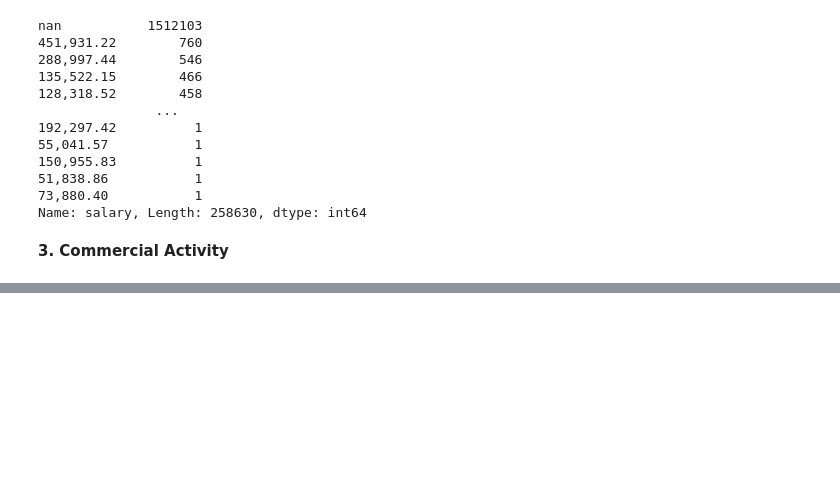
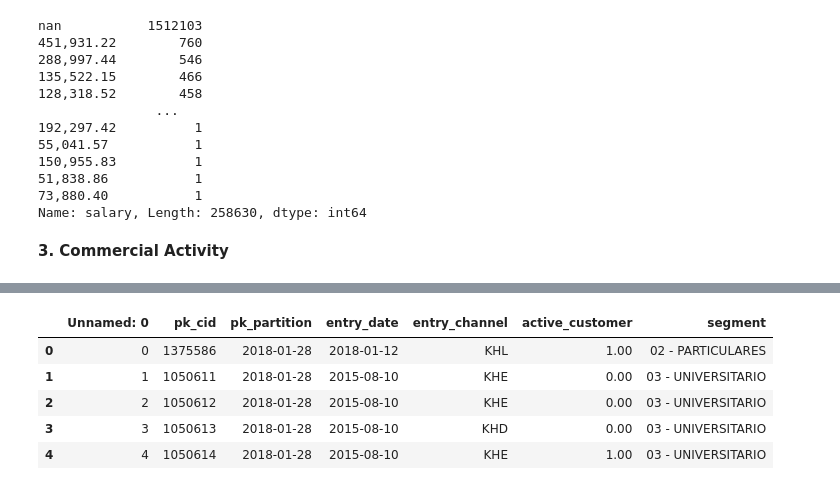
Before and after one commit to EdgarData/EasyMoney, a Jupyter notebook: Tarea_1_Análisis.ipynb, the cells around one changed output, grey strips where cells are left out. Saved outputs shown, nothing was run; the diff lists cells and outputs as text; code cells hidden in the pictures; blank space fills up the shorter version.

```diff
--- a/Tarea_1_Análisis.ipynb
+++ b/Tarea_1_Análisis.ipynb
@@ -460,0 +470,6 @@ Name: salary, Length: 258630, dtype: int64
+# %%
+commercial = pd.read_csv(ruta+'commercial_activity_df.csv')
+# %%
+commercial['pk_cid'] = commercial.pk_cid.apply(str)
+commercial['pk_partition'] = pd.to_datetime(commercial["pk_partition"])
+commercial['entry_date'] = pd.to_datetime(commercial["entry_date"])
@@ -460,0 +495,9 @@ Name: salary, Length: 258630, dtype: int64
+# %%
+commercial.head()
+# %% [output]
+|  | Unnamed: 0 | pk_cid | pk_partition | entry_date | entry_channel | active_customer | segment |
+| 0 | 0 | 1375586 | 2018-01-28 | 2018-01-12 | KHL | 1.00 | 02 - PARTICULARES |
+| 1 | 1 | 1050611 | 2018-01-28 | 2015-08-10 | KHE | 0.00 | 03 - UNIVERSITARIO |
+| 2 | 2 | 1050612 | 2018-01-28 | 2015-08-10 | KHE | 0.00 | 03 - UNIVERSITARIO |
+| 3 | 3 | 1050613 | 2018-01-28 | 2015-08-10 | KHD | 0.00 | 03 - UNIVERSITARIO |
+| 4 | 4 | 1050614 | 2018-01-28 | 2015-08-10 | KHE | 1.00 | 03 - UNIVERSITARIO |
```
Also changed, not shown: parts of 30 cells of this notebook.
